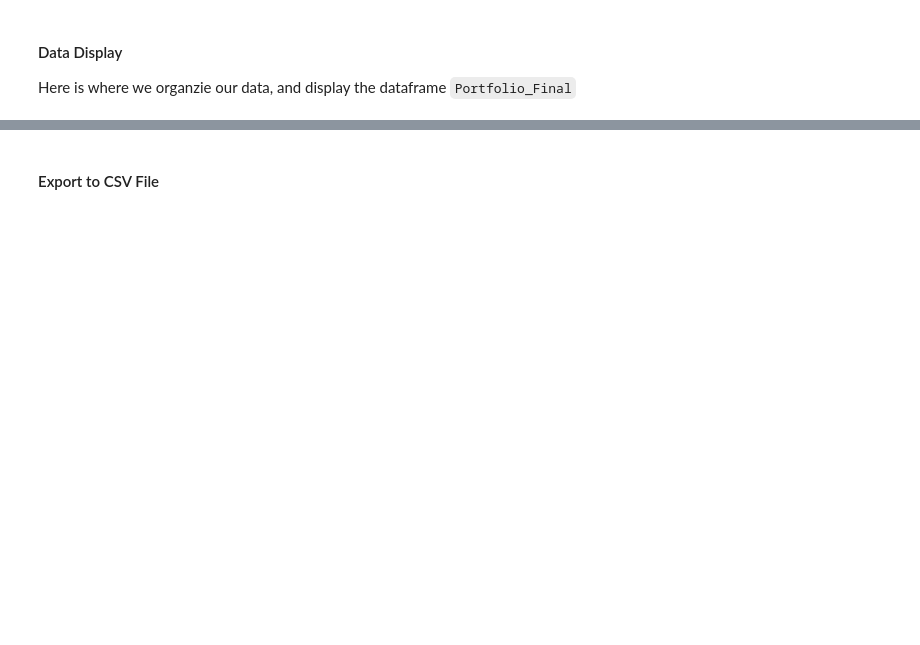
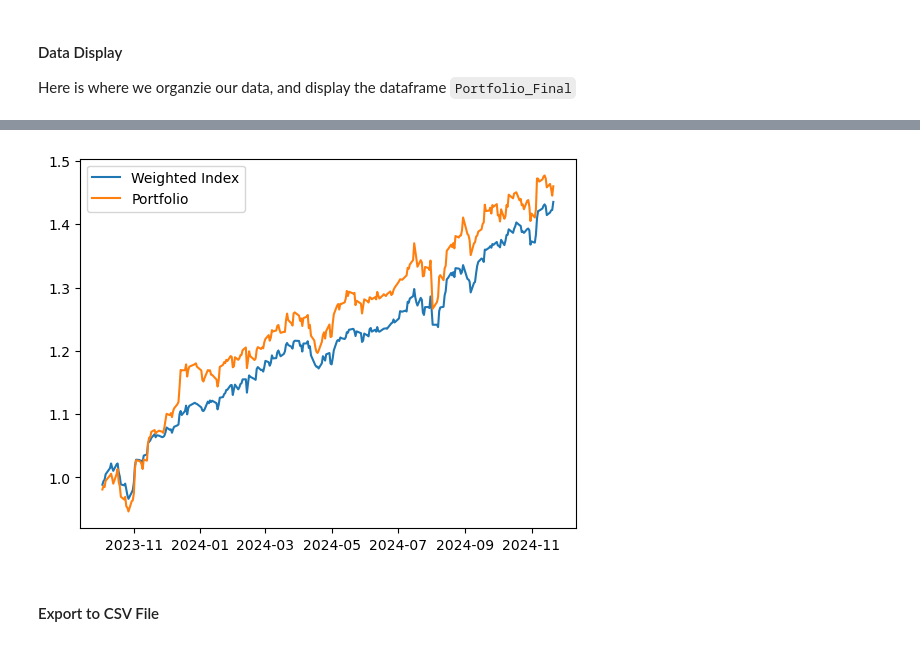
Before and after one commit to pingu15/CFM101, a Jupyter notebook: Final.ipynb, the cells around one changed output, grey strips where cells are left out. Cells and saved outputs as stored; diff of their text form; code cells hidden in the pictures; blank space fills up the shorter version.

```diff
--- a/Final.ipynb
+++ b/Final.ipynb
@@ -458,0 +462,24 @@ Portfolio_Final
+# %%
+# returns sector percent change since start date
+def aggregate_pct_change(history):
+    result = pd.Series(index=history.index)
+    prev = 1
+    for day in history.index:
+        if(pd.isna(history[day])):
+            continue
+        result[day] = prev*(1+history[day])
+        prev = result[day]
+    return result
+
+historical_data = pd.Series(0, index=history[stocks_to_buy[0]].index)
+for stock in stocks_to_buy:
+    historical_data += portfolio[stock]*history[stock]
+weighted_index = pd.Series(0, index=history[stocks_to_buy[0]].index)
+for sector in SECTORS:
+    for i in range(2):
+        weighted_index += SECTORS[sector][i]*history[SECTORS[sector][2+i]]
+plt.plot(aggregate_pct_change(weighted_index).dropna(), label='Weighted Index')
+plt.plot(aggregate_pct_change(historical_data).dropna(), label='Portfolio')
+plt.legend()
+aggregate_pct_change(weighted_index)
+# %% [output]
@@ -459,3 +499,4 @@ Portfolio_Final
+[figure, added]
 # %% [markdown]
 #### Export to CSV File
 # %%
```
Also changed, not shown: parts of 6 cells of this notebook, 1 other file.
